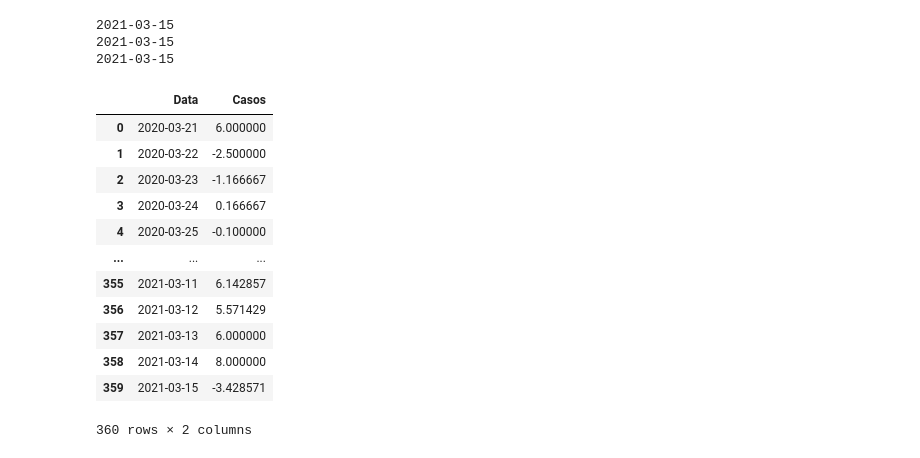
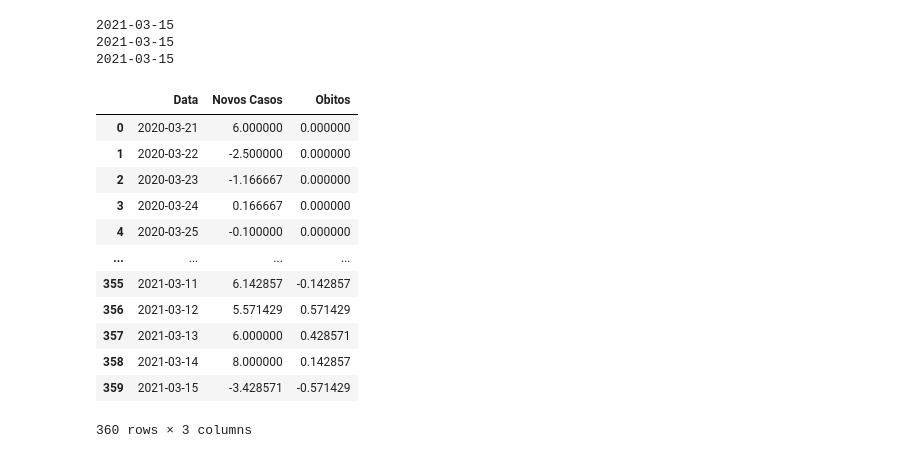
Before and after one commit to lia-univali/covid-tracker, a Jupyter notebook: note.ipynb, the cells around one changed output. Saved outputs shown, nothing was run; the diff lists cells and outputs as text; code cells hidden in the pictures.

```diff
--- a/note.ipynb
+++ b/note.ipynb
@@ -281,10 +281,11 @@ makeMapChart('mortalidade', df_processado, 'Mortalidade para cada 100 mil habita
 2021-03-15
 2021-03-15
 # %%
-minicipios_interesse = [
+municipios_interesse = [
     'Florianópolis','Joinville','Balneário Camboriú','São José','Navegantes','Criciúma','Chapecó','Itajaí','Blumenau','Biguaçu'
 ]
-df_interesse = df_processado[df_processado['Município'].isin(minicipios_interesse)]
+
+df_interesse = df_processado[df_processado['Município'].isin(municipios_interesse)]
 
 main_cols = ["Novos Casos","Confirmados","Confirmados para cada 100 mil habitantes", "Letalidade", "Novos Obitos", "Mortes", "Mortalidade para cada 100 mil habitantes", 'População']
 # %%
@@ -298,36 +299,44 @@ makeLineChart('mortalidade', "Mortalidade para cada 100 mil habitantes")
 # %%
 import plotly.graph_objects as go
 import threading, queue
 
 df_municipio = df_interesse[df_interesse["Município"] == "Itajaí"]
 
-ultimos = []
+novos = []
+obitos = []
 out = []
 last = 0
+last_obitos = 0
 for i,r in df_municipio.iterrows():
-    ultimos.append(r['Novos Casos'])
-    if(len(ultimos) > 7):
-        ultimos.pop(0)
-    if(len(ultimos) > 7):
-        print("eita")
+
+    novos.append(r['Novos Casos'])
+    if(len(novos) > 7):
+        novos.pop(0)
+
+    obitos.append(r['Novos Obitos'])
+    if(len(obitos) > 7):
+        obitos.pop(0)
+
     out.append({
         "Data": r['Data'],
-        'Casos': np.mean(np.array(ultimos))-last
+        'Novos Casos': np.mean(np.array(novos))-last,
+        "Obitos": np.mean(np.array(obitos))-last_obitos
     })
-    last = np.mean(np.array(ultimos))
+    last = np.mean(np.array(novos))
+    last_obitos = np.mean(np.array(obitos))
 mun = pd.DataFrame(out)
 mun
 # %% [output]
-|  | Data | Casos |
-| 0 | 2020-03-21 | 6.000000 |
-| 1 | 2020-03-22 | -2.500000 |
-| 2 | 2020-03-23 | -1.166667 |
-| 3 | 2020-03-24 | 0.166667 |
-| 4 | 2020-03-25 | -0.100000 |
-| ... | ... | ... |
-| 355 | 2021-03-11 | 6.142857 |
-| 356 | 2021-03-12 | 5.571429 |
-| 357 | 2021-03-13 | 6.000000 |
-| 358 | 2021-03-14 | 8.000000 |
-| 359 | 2021-03-15 | -3.428571 |
+|  | Data | Novos Casos | Obitos |
+| 0 | 2020-03-21 | 6.000000 | 0.000000 |
+| 1 | 2020-03-22 | -2.500000 | 0.000000 |
+| 2 | 2020-03-23 | -1.166667 | 0.000000 |
+| 3 | 2020-03-24 | 0.166667 | 0.000000 |
+| 4 | 2020-03-25 | -0.100000 | 0.000000 |
+| ... | ... | ... | ... |
+| 355 | 2021-03-11 | 6.142857 | -0.142857 |
+| 356 | 2021-03-12 | 5.571429 | 0.571429 |
+| 357 | 2021-03-13 | 6.000000 | 0.428571 |
+| 358 | 2021-03-14 | 8.000000 | 0.142857 |
+| 359 | 2021-03-15 | -3.428571 | -0.571429 |
-360 rows × 2 columns
+360 rows × 3 columns
```
Also changed, not shown: parts of 4 cells of this notebook, 7 other files.
